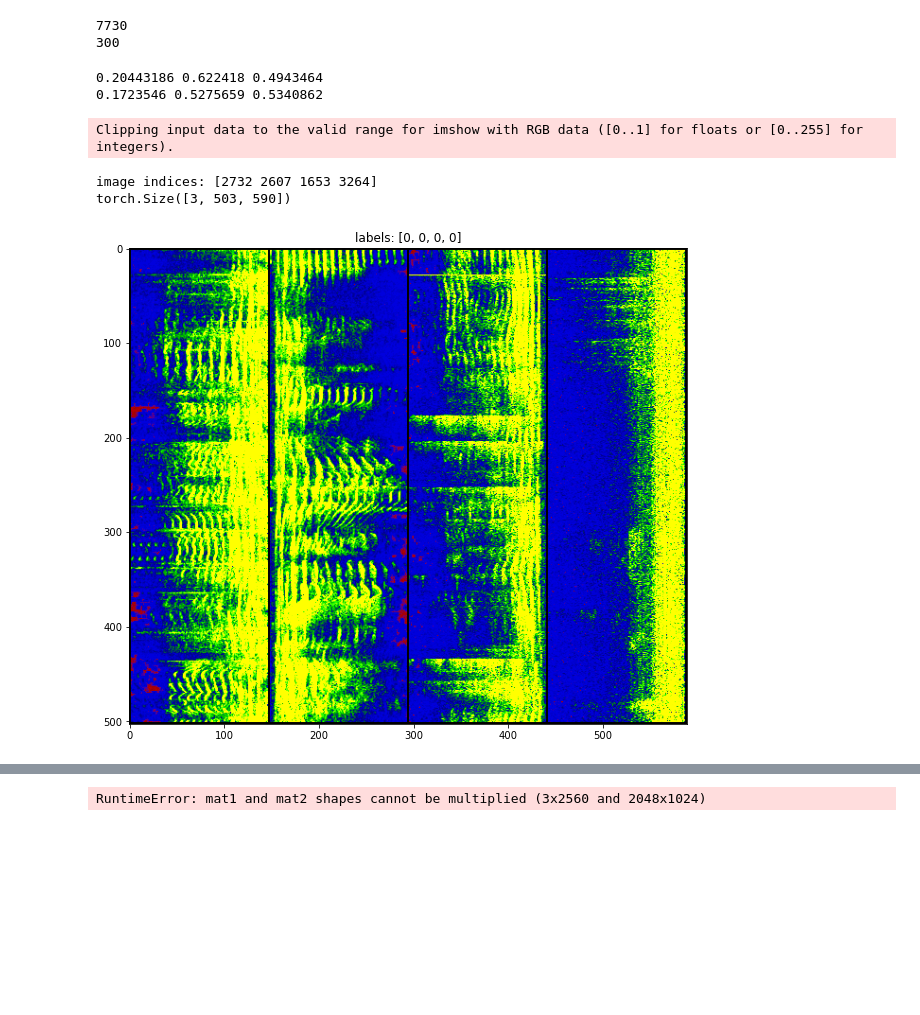
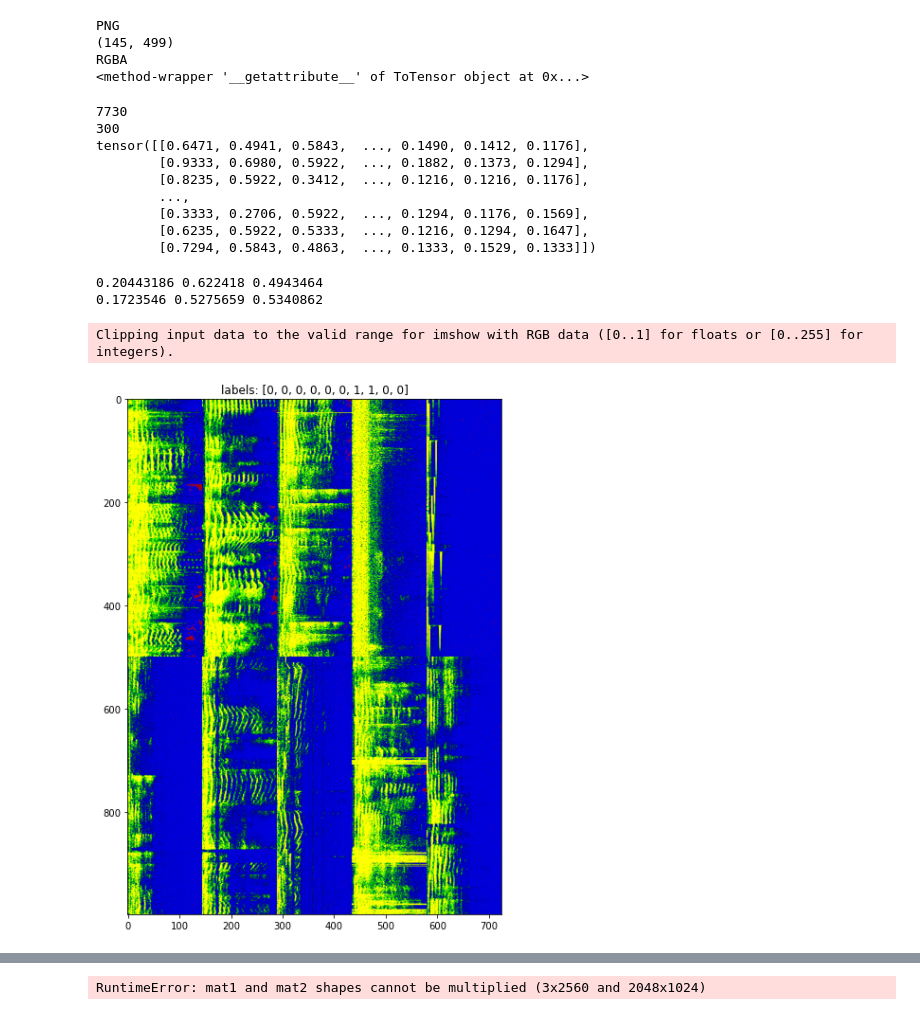
Before and after one commit to david95j2/moduDeep_pytorch, a Jupyter notebook: pytorch/Lab_05_(inception)/Lab_05_inception.ipynb, the cells around one changed output, grey strips where cells are left out. Saved outputs shown, nothing was run; the diff lists cells and outputs as text; code cells hidden in the pictures; blank space fills up the shorter version.

```diff
--- a/pytorch/Lab_05_(inception)/Lab_05_inception.ipynb
+++ b/pytorch/Lab_05_(inception)/Lab_05_inception.ipynb
@@ -34,15 +28,35 @@ import copy
+# %%
+import PIL
+
+test_img = PIL.Image.open('baby_data/train/bgs/0_2_audio_data_2_0.png')
+print(test_img.format)
+print(test_img.size)
+print(test_img.mode)
+tf = transforms.ToTensor()
+print(tf)
+# %% [output]
+PNG
+(145, 499)
+RGBA
+<method-wrapper '__getattribute__' of ToTensor object at 0x...>
 # %%
 # load dataset
 train_ds = torchvision.datasets.ImageFolder(root="baby_data/train" ,transform=transforms.ToTensor())
 val_ds = torchvision.datasets.ImageFolder(root="baby_data/val", transform=transforms.ToTensor())
 
-
-
 print(len(train_ds))
 print(len(val_ds))
+print(train_ds[0][0][0])
 # %% [output]
 7730
 300
+tensor([[0.6471, 0.4941, 0.5843,  ..., 0.1490, 0.1412, 0.1176],
+        [0.9333, 0.6980, 0.5922,  ..., 0.1882, 0.1373, 0.1294],
+        [0.8235, 0.5922, 0.3412,  ..., 0.1216, 0.1216, 0.1176],
+        ...,
+        [0.3333, 0.2706, 0.5922,  ..., 0.1294, 0.1176, 0.1569],
+        [0.6235, 0.5922, 0.5333,  ..., 0.1216, 0.1294, 0.1647],
+        [0.7294, 0.5843, 0.4863,  ..., 0.1333, 0.1529, 0.1333]])
 # %%
 # To normalize the dataset, calculate the mean and std
 train_meanRGB = [np.mean(x.numpy(), axis=(1, 2)) for x, _ in train_ds]
@@ -99,34 +113,30 @@ val_dl = DataLoader(val_ds, batch_size=32, shuffle=True)
 # %%
 # display sample images
 def show(img, y=None, color=True):
     npimg = img.numpy()
     npimg_tr = np.transpose(npimg, (1, 2, 0))
     plt.imshow(npimg_tr)
 
     if y is not None:
         plt.title('labels: ' + str(y))
 
 
 np.random.seed(0)
 torch.manual_seed(0)
 
-grid_size = 4
+grid_size = 10
 rnd_inds = np.random.randint(0, len(train_ds), grid_size)
-print("image indices:", rnd_inds)
 
 x_grid = [train_ds[i][0] for i in rnd_inds]
 y_grid = [train_ds[i][1] for i in rnd_inds]
 
-x_grid = utils.make_grid(x_grid, nrow=4, padding=2)
-print(x_grid.shape)
+x_grid = utils.make_grid(x_grid, nrow=5, padding=0)
 
 # call helper function
 plt.figure(figsize=(10, 10))
 show(x_grid, y_grid)
 # %% [output]
 Clipping input data to the valid range for imshow with RGB data ([0..1] for floats or [0..255] for integers).
-image indices: [2732 2607 1653 3264]
-torch.Size([3, 503, 590])
-[figure, old version]
+[figure, new version]
 # %%
 class GoogLeNet(nn.Module):
```
Also changed, not shown: parts of 5 cells of this notebook, 5 other files.
